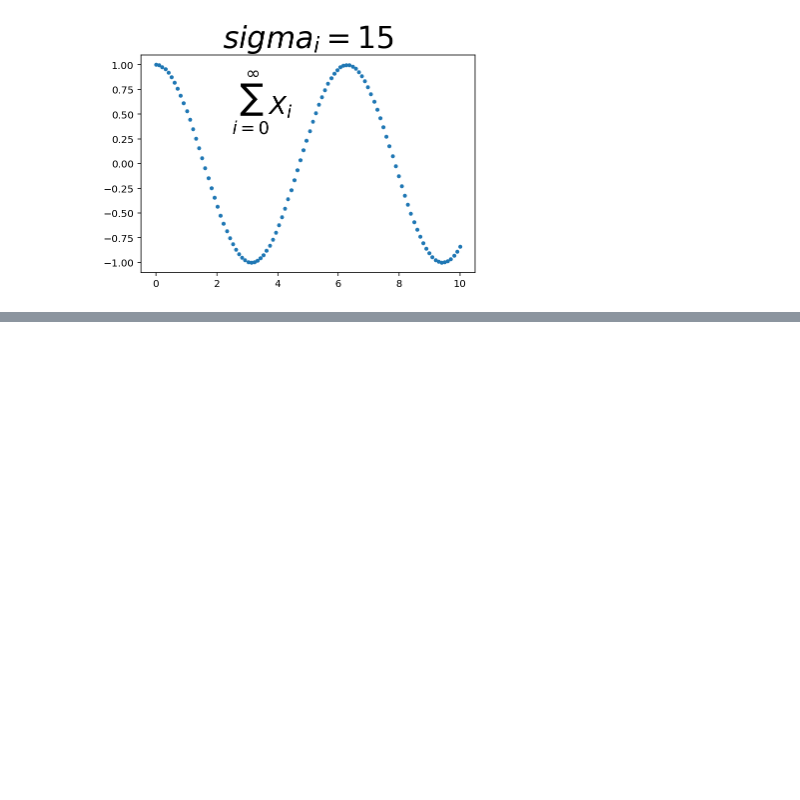
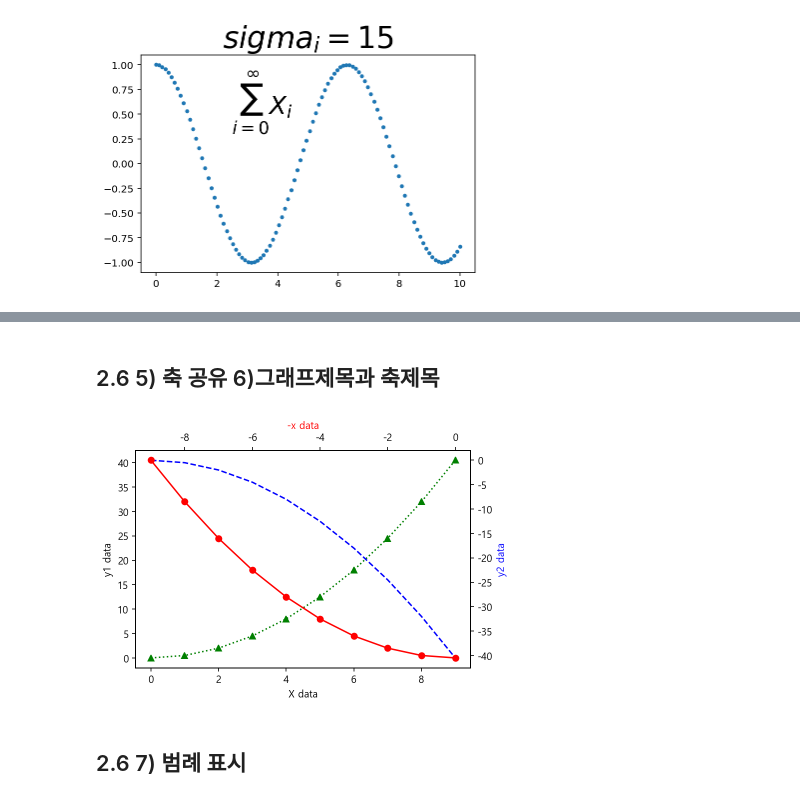
Before and after one commit to jiwon808/big, a Jupyter notebook: source/8_python/ch13_데이터 시각화 2절 matplotlib.ipynb, the cells around one changed output, grey strips where cells are left out. Cells and saved outputs as stored; diff of their text form; code cells hidden in the pictures; blank space fills up the shorter version.

```diff
--- a/source/8_python/ch13_데이터 시각화 2절 matplotlib.ipynb
+++ b/source/8_python/ch13_데이터 시각화 2절 matplotlib.ipynb
@@ -543,0 +604,26 @@ Text(2.5, 0.5, '$\\sum_{i=0}^\\infty X_i$')
+# %% [markdown]
+## 2.6 5) 축 공유 6)그래프제목과 축제목
+# %%
+import numpy as np
+x = np.arange(0,10)
+y1 = 0.5 * x**2   #0.5*(x**2)
+y2 = -1 * y1
+# %%
+fig, ax1 = plt.subplots()
+#plt.suptitle("Main title")
+ax1.plot(x,y1,'g^:')
+ax1.set(xlabel='X data',ylabel="y1 data")
+
+ax2 = ax1.twinx() # x축을 공유하는 ax2
+ax2.plot(x,y2,'b--')       #x축을 공유하고 y축은 따로
+ax2.set_ylabel('y2 data', color='b')
+
+ax3 = ax1.twiny() # ax1과 x축을 공유하는 ax3
+ax3.plot(-x,y1,'ro-')
+ax3.set_xlabel('-x data',color='r')
+
+plt.show()
+# %% [output]
+[figure, added]
+# %% [markdown]
+## 2.6 7) 범례 표시
```
Also changed, not shown: parts of 7 cells of this notebook, 7 other files.
